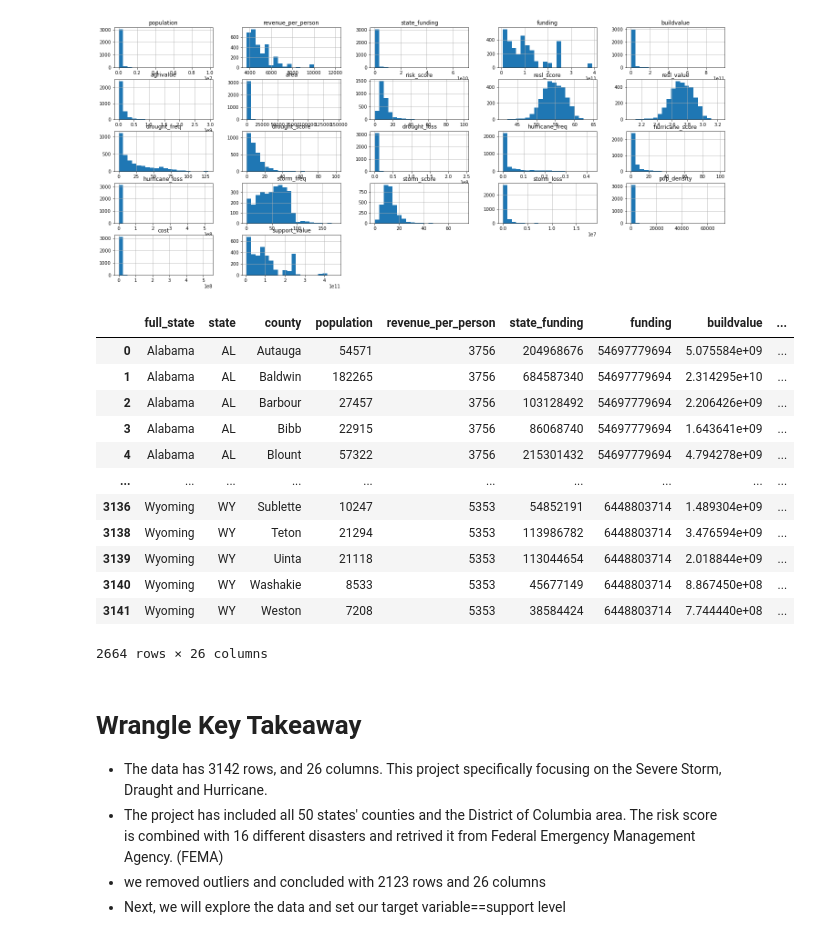
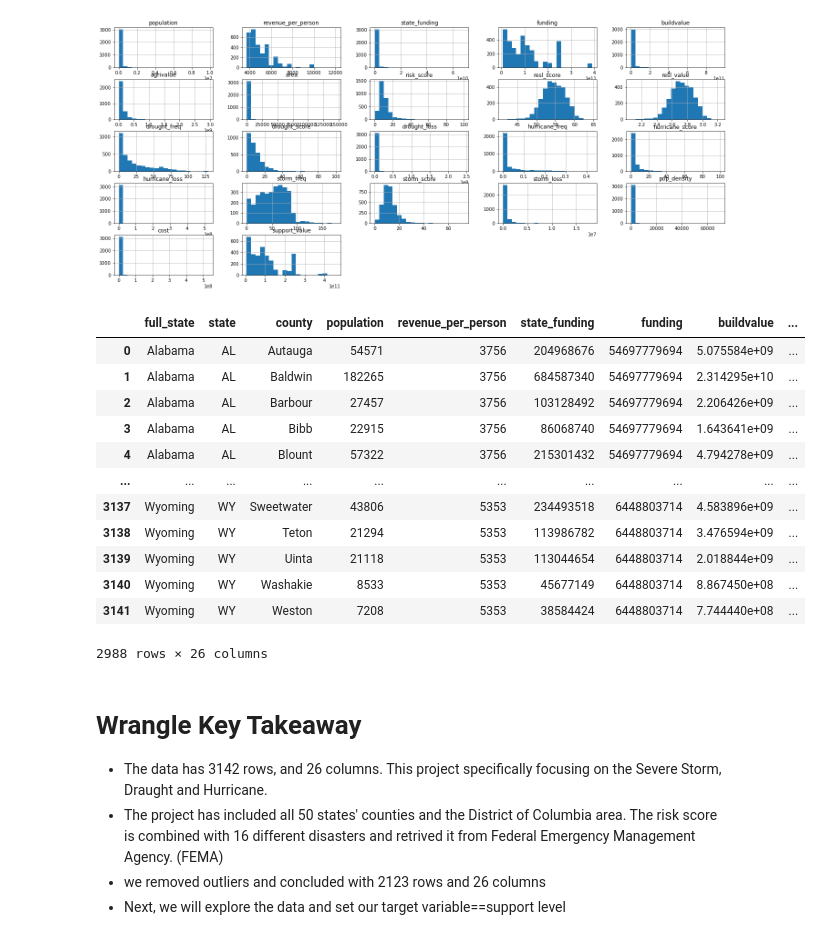
Before and after one commit to Con-Census/Census, a Jupyter notebook: Final Notebook.ipynb, the cells around one changed output. Saved outputs shown, nothing was run; the diff lists cells and outputs as text; code cells hidden in the pictures.

```diff
--- a/Final Notebook.ipynb
+++ b/Final Notebook.ipynb
@@ -67,30 +67,30 @@ df.hist(figsize=(24, 10), bins=20)
 plt.show()
 # %% [output]
 [figure]
-# %%
-# remove outlier
-from scipy import stats
-def remove_outliers(df):
-    newdf = df.select_dtypes(include=np.number)
-    newdf = newdf[(np.abs(stats.zscore(newdf)) < 3).all(axis=1)]
-    df = df[df.index.isin(newdf.index)]
-    return df
-df=remove_outliers(df)
-df
-# %% [output]
-|  | full_state | state | county | population | revenue_per_person | state_funding | funding | buildvalue | ... |
-| 0 | Alabama | AL | Autauga | 54571 | 3756 | 204968676 | 54697779694 | 5.075584e+09 | ... |
-| 1 | Alabama | AL | Baldwin | 182265 | 3756 | 684587340 | 54697779694 | 2.314295e+10 | ... |
-| 2 | Alabama | AL | Barbour | 27457 | 3756 | 103128492 | 54697779694 | 2.206426e+09 | ... |
-| 3 | Alabama | AL | Bibb | 22915 | 3756 | 86068740 | 54697779694 | 1.643641e+09 | ... |
-| 4 | Alabama | AL | Blount | 57322 | 3756 | 215301432 | 54697779694 | 4.794278e+09 | ... |
-| ... | ... | ... | ... | ... | ... | ... | ... | ... | ... |
-| 3136 | Wyoming | WY | Sublette | 10247 | 5353 | 54852191 | 6448803714 | 1.489304e+09 | ... |
-| 3138 | Wyoming | WY | Teton | 21294 | 5353 | 113986782 | 6448803714 | 3.476594e+09 | ... |
-| 3139 | Wyoming | WY | Uinta | 21118 | 5353 | 113044654 | 6448803714 | 2.018844e+09 | ... |
-| 3140 | Wyoming | WY | Washakie | 8533 | 5353 | 45677149 | 6448803714 | 8.867450e+08 | ... |
-| 3141 | Wyoming | WY | Weston | 7208 | 5353 | 38584424 | 6448803714 | 7.744440e+08 | ... |
-2664 rows × 26 columns
+# %%
+# remove outlier
+from scipy import stats
+def remove_outliers(df):
+    newdf = df.select_dtypes(include=np.number)
+    newdf = newdf[(np.abs(stats.zscore(newdf)) <5).all(axis=1)]
+    df = df[df.index.isin(newdf.index)]
+    return df
+df=remove_outliers(df)
+df
+# %% [output]
+|  | full_state | state | county | population | revenue_per_person | state_funding | funding | buildvalue | ... |
+| 0 | Alabama | AL | Autauga | 54571 | 3756 | 204968676 | 54697779694 | 5.075584e+09 | ... |
+| 1 | Alabama | AL | Baldwin | 182265 | 3756 | 684587340 | 54697779694 | 2.314295e+10 | ... |
+| 2 | Alabama | AL | Barbour | 27457 | 3756 | 103128492 | 54697779694 | 2.206426e+09 | ... |
+| 3 | Alabama | AL | Bibb | 22915 | 3756 | 86068740 | 54697779694 | 1.643641e+09 | ... |
+| 4 | Alabama | AL | Blount | 57322 | 3756 | 215301432 | 54697779694 | 4.794278e+09 | ... |
+| ... | ... | ... | ... | ... | ... | ... | ... | ... | ... |
+| 3137 | Wyoming | WY | Sweetwater | 43806 | 5353 | 234493518 | 6448803714 | 4.583896e+09 | ... |
+| 3138 | Wyoming | WY | Teton | 21294 | 5353 | 113986782 | 6448803714 | 3.476594e+09 | ... |
+| 3139 | Wyoming | WY | Uinta | 21118 | 5353 | 113044654 | 6448803714 | 2.018844e+09 | ... |
+| 3140 | Wyoming | WY | Washakie | 8533 | 5353 | 45677149 | 6448803714 | 8.867450e+08 | ... |
+| 3141 | Wyoming | WY | Weston | 7208 | 5353 | 38584424 | 6448803714 | 7.744440e+08 | ... |
+2988 rows × 26 columns
 # %%
 # split df into test (20%) and train_validate (80%)
 tv_df, test = train_test_split(df, test_size=0.2, random_state=123)
```
Also changed, not shown: parts of 8 cells of this notebook.
